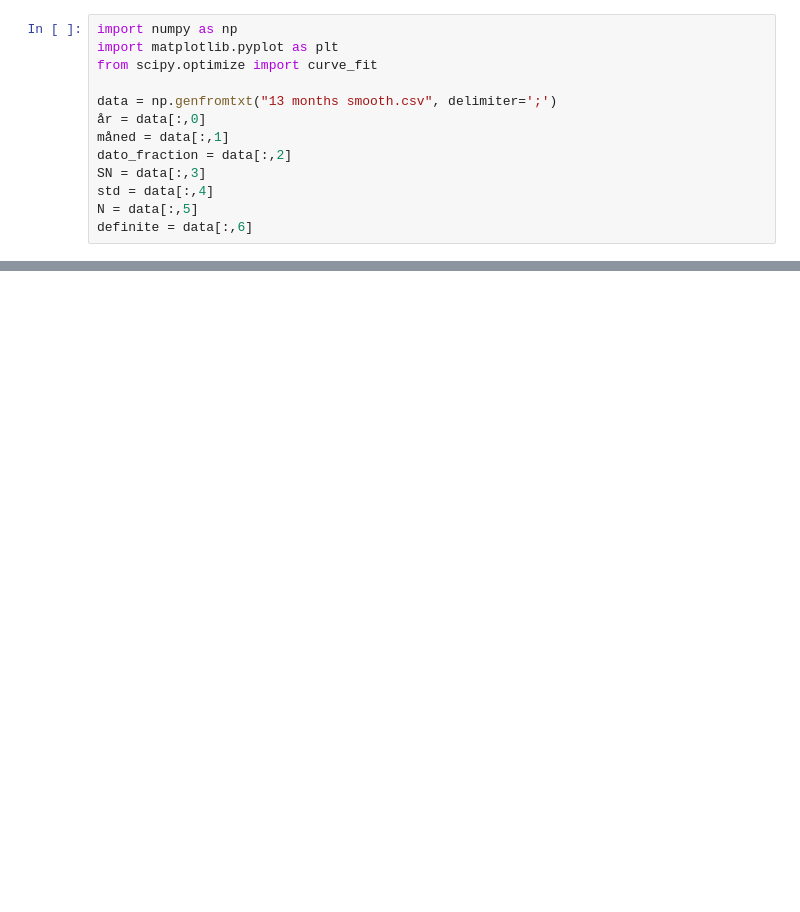
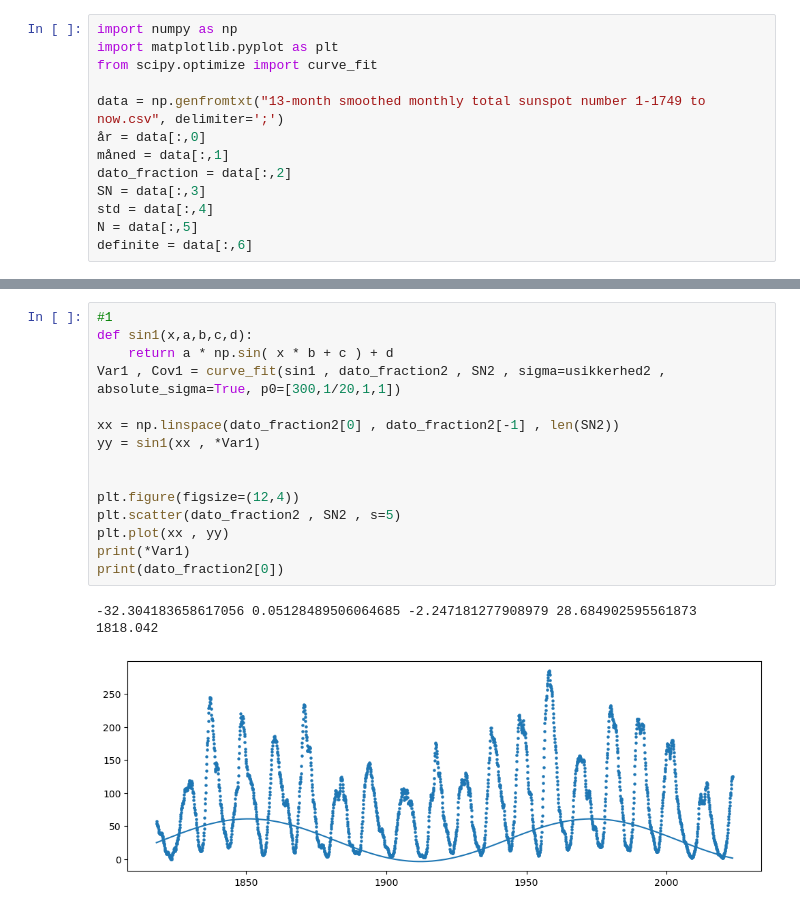
Before and after one commit to Focus9752/Solpletter_projekt, a Jupyter notebook: ok/Endelig.ipynb, the cells around one changed output, grey strips where cells are left out. Cells and saved outputs as stored; diff of their text form; blank space fills up the shorter version.

```diff
--- a/ok/Endelig.ipynb
+++ b/ok/Endelig.ipynb
@@ -3,7 +3,7 @@ import numpy as np
 import matplotlib.pyplot as plt
 from scipy.optimize import curve_fit
 
-data = np.genfromtxt("13 months smooth.csv", delimiter=';')
+data = np.genfromtxt("13-month smoothed monthly total sunspot number 1-1749 to now.csv", delimiter=';')
 år = data[:,0]
 måned = data[:,1]
 dato_fraction = data[:,2]
@@ -33,0 +35,19 @@ print(dato_fraction2[-1])
+# %%
+#1
+def sin1(x,a,b,c,d):
+    return a * np.sin( x * b + c ) + d
+Var1 , Cov1 = curve_fit(sin1 , dato_fraction2 , SN2 , sigma=usikkerhed2 , absolute_sigma=True, p0=[300,1/20,1,1])
+
+xx = np.linspace(dato_fraction2[0] , dato_fraction2[-1] , len(SN2))
+yy = sin1(xx , *Var1)
+
+
+plt.figure(figsize=(12,4))
+plt.scatter(dato_fraction2 , SN2 , s=5)
+plt.plot(xx , yy)
+print(*Var1)
+print(dato_fraction2[0])
+# %% [output]
+-32.304183658617056 0.05128489506064685 -2.247181277908979 28.684902595561873
+1818.042
+[figure, added]
```
Also changed, not shown: parts of 2 cells of this notebook.
